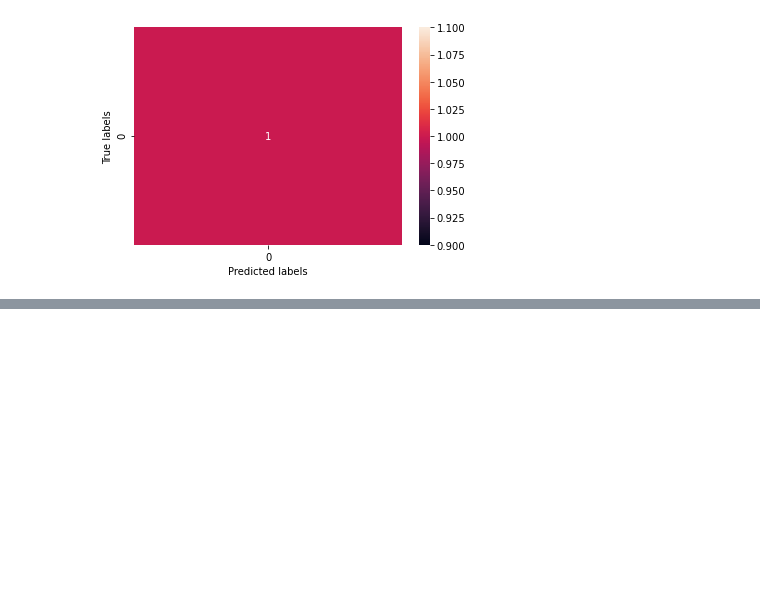
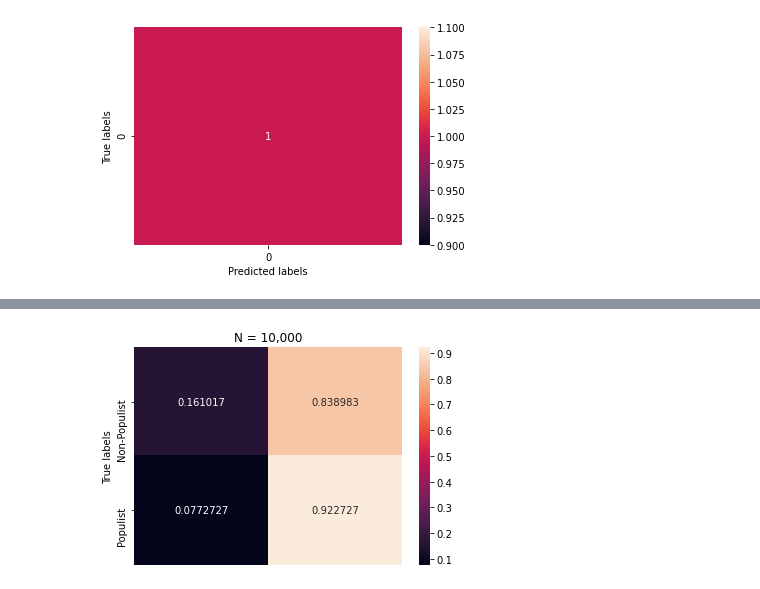
Before and after one commit to dschweim/WeakSupervisionForPopulismDetection, a Jupyter notebook: Notebooks/Interpretation and Error Analysis End Models.ipynb, the cells around one changed output, grey strips where cells are left out. Cells and saved outputs as stored; diff of their text form; code cells hidden in the pictures; blank space fills up the shorter version.

```diff
--- a/Notebooks/Interpretation and Error Analysis End Models.ipynb
+++ b/Notebooks/Interpretation and Error Analysis End Models.ipynb
@@ -165,0 +213,4 @@ display_labels = [0,1]
+# %%
+plot_cm(test_preds_10, '10,000', xlabel=False)
+# %% [output]
+[figure, added]
```
Also changed, not shown: parts of 10 cells of this notebook, 14 other files.
